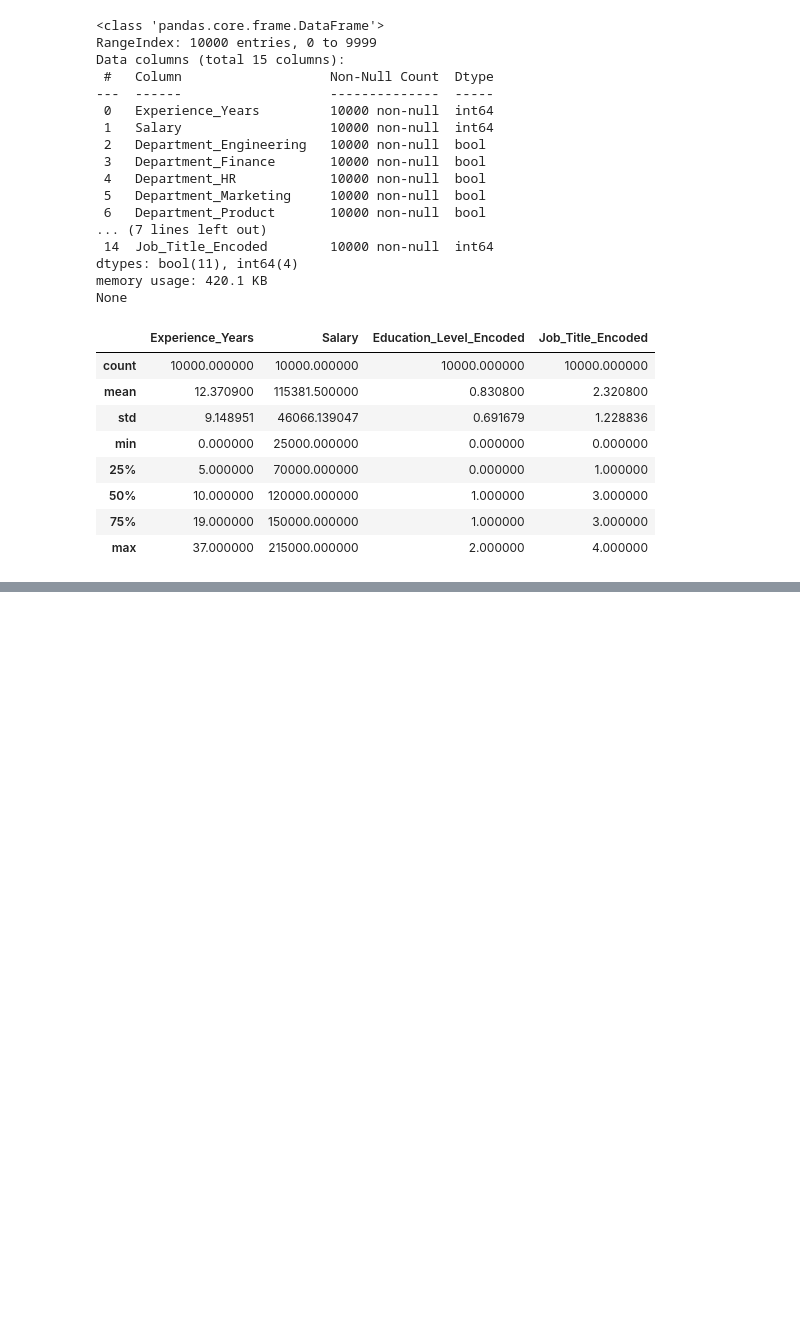
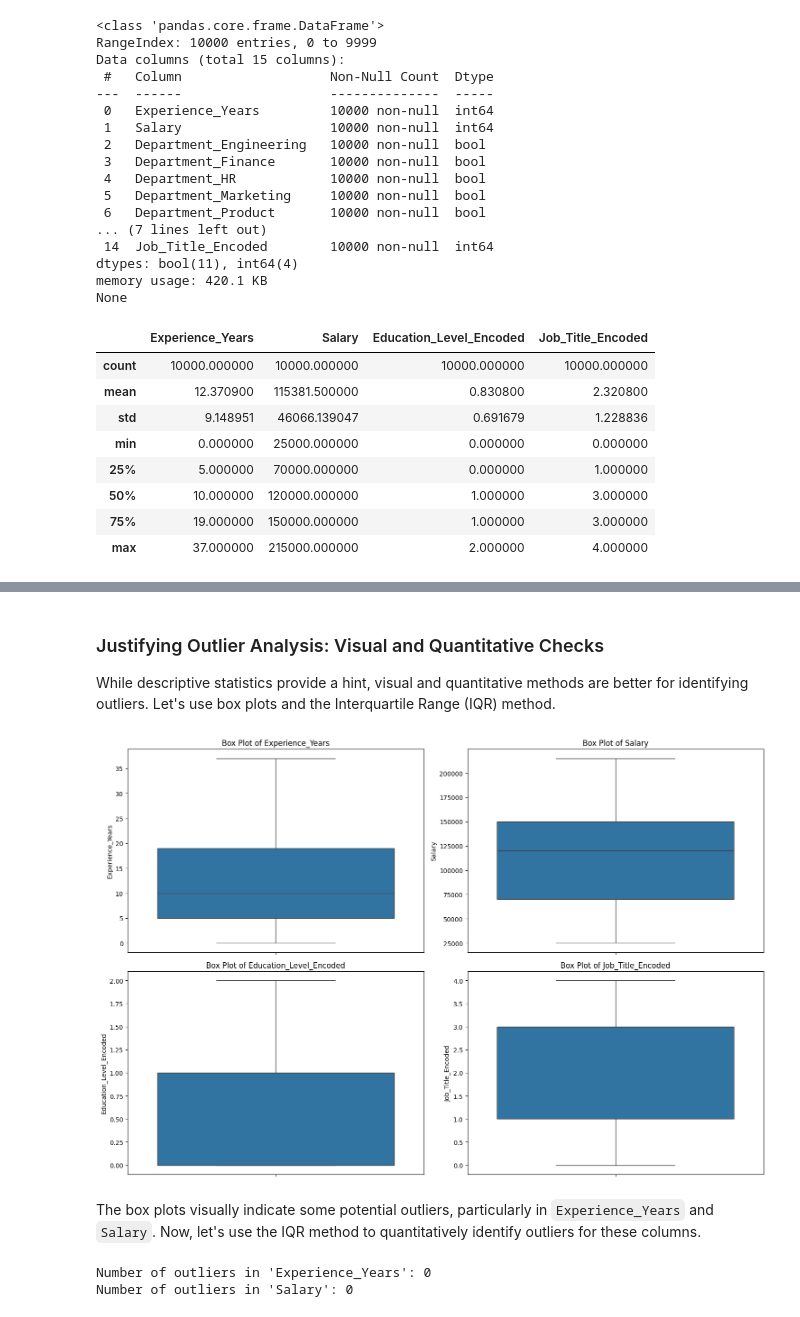
Before and after one commit to AnnabelleMcSharry/AI-ML-Car-Data, a Jupyter notebook: Task_2.ipynb, the cells around one changed output, grey strips where cells are left out. Saved outputs shown, nothing was run; the diff lists cells and outputs as text; code cells hidden in the pictures; blank space fills up the shorter version.

```diff
--- a/Task_2.ipynb
+++ b/Task_2.ipynb
@@ -231,0 +262,35 @@ Employees_encoded.describe()
+# %% [markdown]
+### Justifying Outlier Analysis: Visual and Quantitative Checks
+
+While descriptive statistics provide a hint, visual and quantitative methods are better for identifying outliers. Let's use box plots and the Interquartile Range (IQR) method.
+# %%
+plt.figure(figsize=(15, 10))
+for i, col in enumerate(numerical_cols):
+    plt.subplot(2, 2, i + 1)
+    sns.boxplot(y=Employees_encoded[col])
+    plt.title(f'Box Plot of {col}')
+    plt.ylabel(col)
+plt.tight_layout()
+plt.show()
+# %% [output]
+[figure, added]
+# %% [markdown]
+The box plots visually indicate some potential outliers, particularly in `Experience_Years` and `Salary`. Now, let's use the IQR method to quantitatively identify outliers for these columns.
+# %%
+for col in ['Experience_Years', 'Salary']:
+    Q1 = Employees_encoded[col].quantile(0.25)
+    Q3 = Employees_encoded[col].quantile(0.75)
+    IQR = Q3 - Q1
+    lower_bound = Q1 - 1.5 * IQR
+    upper_bound = Q3 + 1.5 * IQR
+
+    outliers = Employees_encoded[(Employees_encoded[col] < lower_bound) | (Employees_encoded[col] > upper_bound)]
+    print(f"Number of outliers in '{col}': {len(outliers)}")
+    if len(outliers) > 0:
+        print(f"\tExamples of outliers in '{col}':")
+        print(outliers[[col]].head())
+
+# You can now decide whether to remove, transform, or keep these outliers based on your domain knowledge and the goals of your clustering.
+# %% [output]
+Number of outliers in 'Experience_Years': 0
+Number of outliers in 'Salary': 0
```
Also changed, not shown: parts of 5 cells of this notebook.
